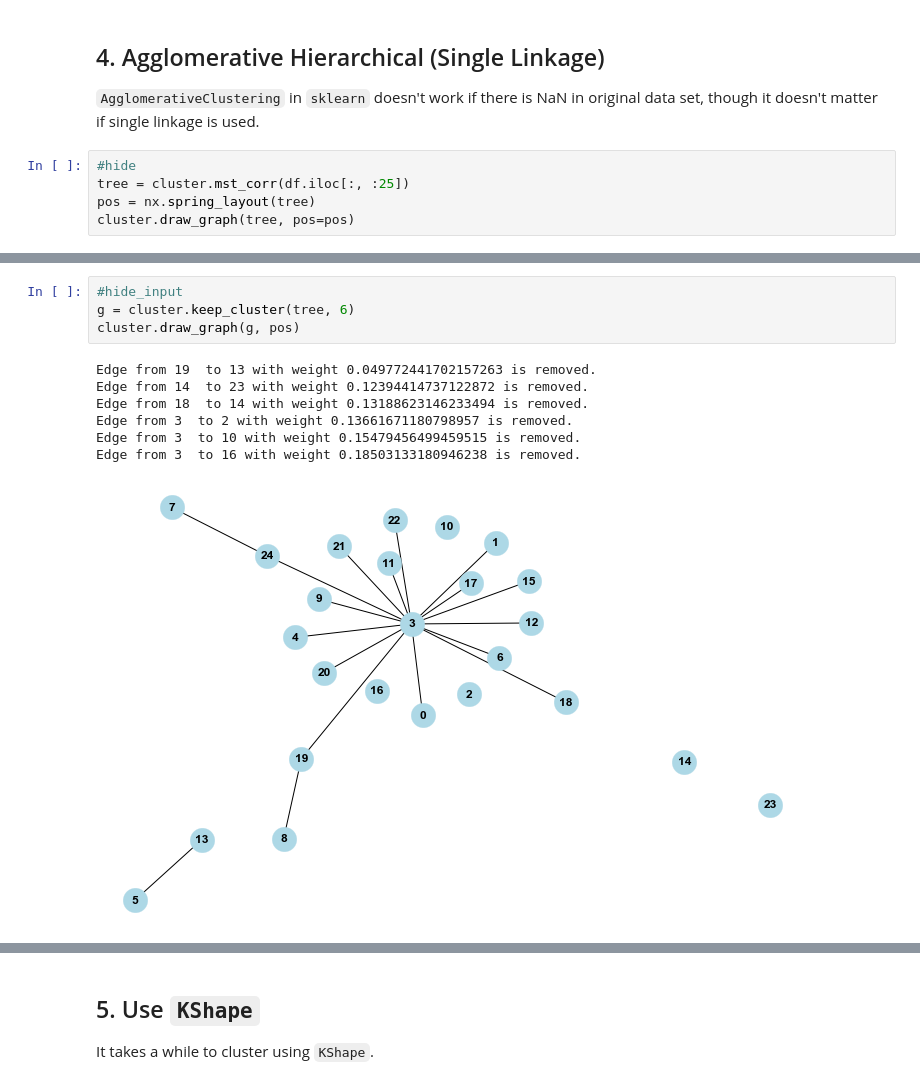
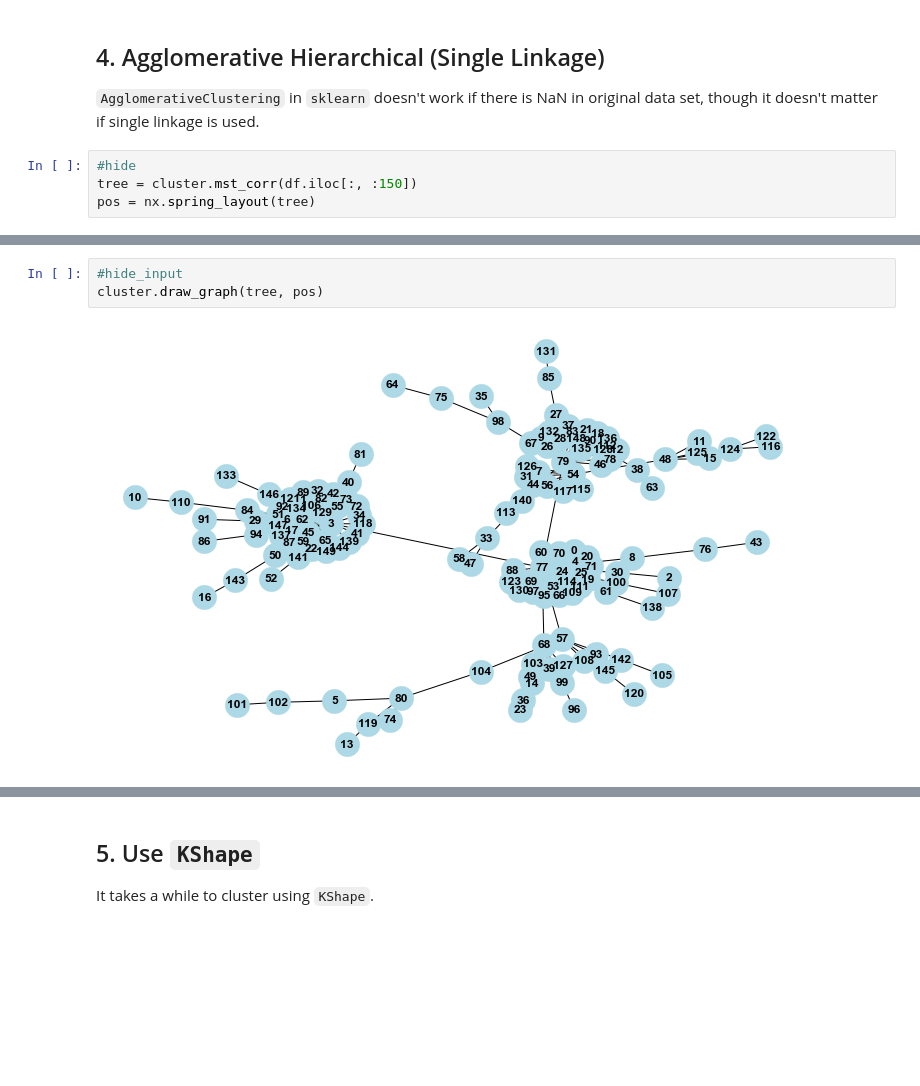
Before and after one commit to edxu96/elec_consumption, a Jupyter notebook: 00_cluster.ipynb, the cells around one changed output, grey strips where cells are left out. Cells and saved outputs as stored; diff of their text form; blank space fills up the shorter version.

```diff
--- a/00_cluster.ipynb
+++ b/00_cluster.ipynb
@@ -133,6 +136,5 @@ performance.plot_silhouette_2d(
 `AgglomerativeClustering` in `sklearn` doesn't work if there is NaN in original data set, though it doesn't matter if single linkage is used.
 # %%
 #hide
-tree = cluster.mst_corr(df.iloc[:, :25])
+tree = cluster.mst_corr(df.iloc[:, :150])
 pos = nx.spring_layout(tree)
-cluster.draw_graph(tree, pos=pos)
@@ -141,12 +141,5 @@ cluster.draw_graph(tree, pos=pos)
 # %%
 #hide_input
-g = cluster.keep_cluster(tree, 6)
-cluster.draw_graph(g, pos)
+cluster.draw_graph(tree, pos)
 # %% [output]
-Edge from 19  to 13 with weight 0.049772441702157263 is removed.
-Edge from 14  to 23 with weight 0.12394414737122872 is removed.
-Edge from 18  to 14 with weight 0.13188623146233494 is removed.
-Edge from 3  to 2 with weight 0.13661671180798957 is removed.
-Edge from 3  to 10 with weight 0.15479456499459515 is removed.
-Edge from 3  to 16 with weight 0.18503133180946238 is removed.
-[figure, old version]
+[figure, new version]
```
Also changed, not shown: parts of 5 cells of this notebook, 2 other files.
